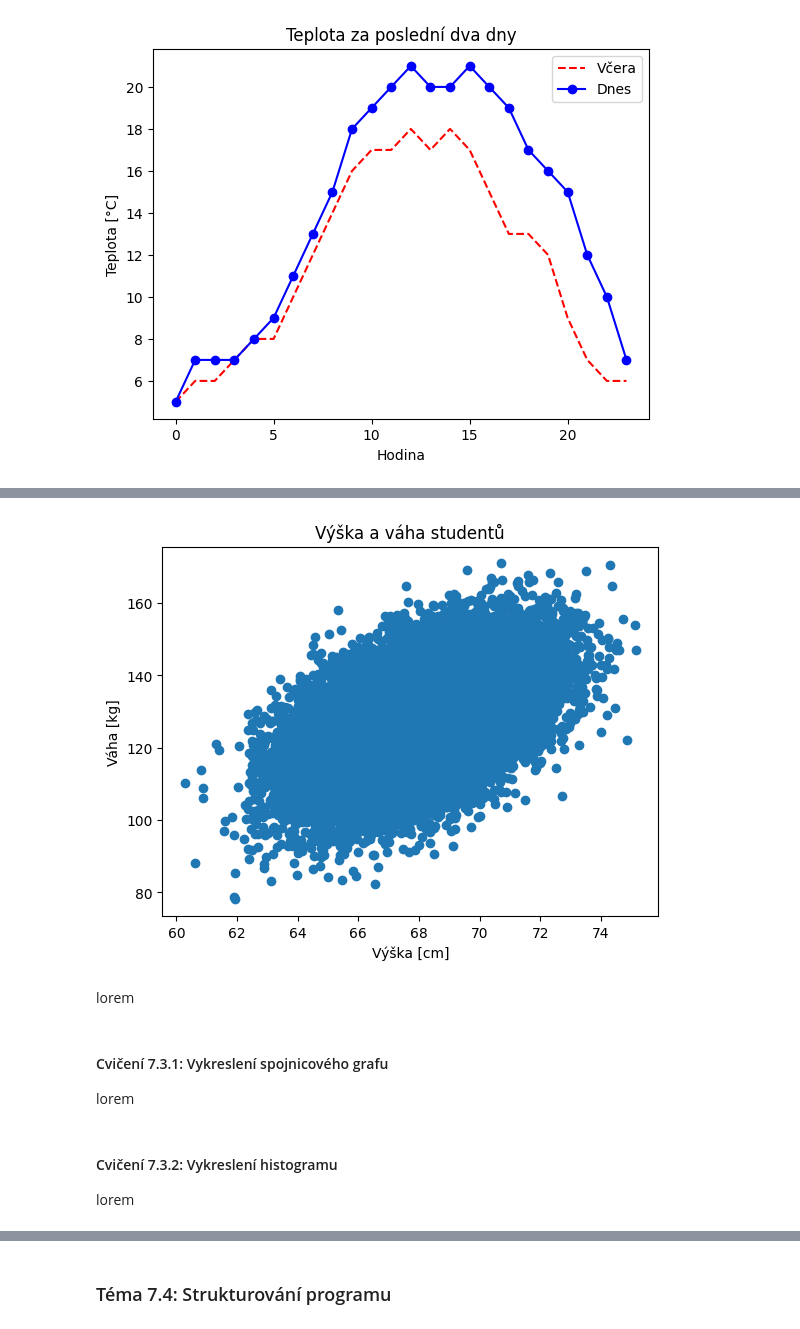
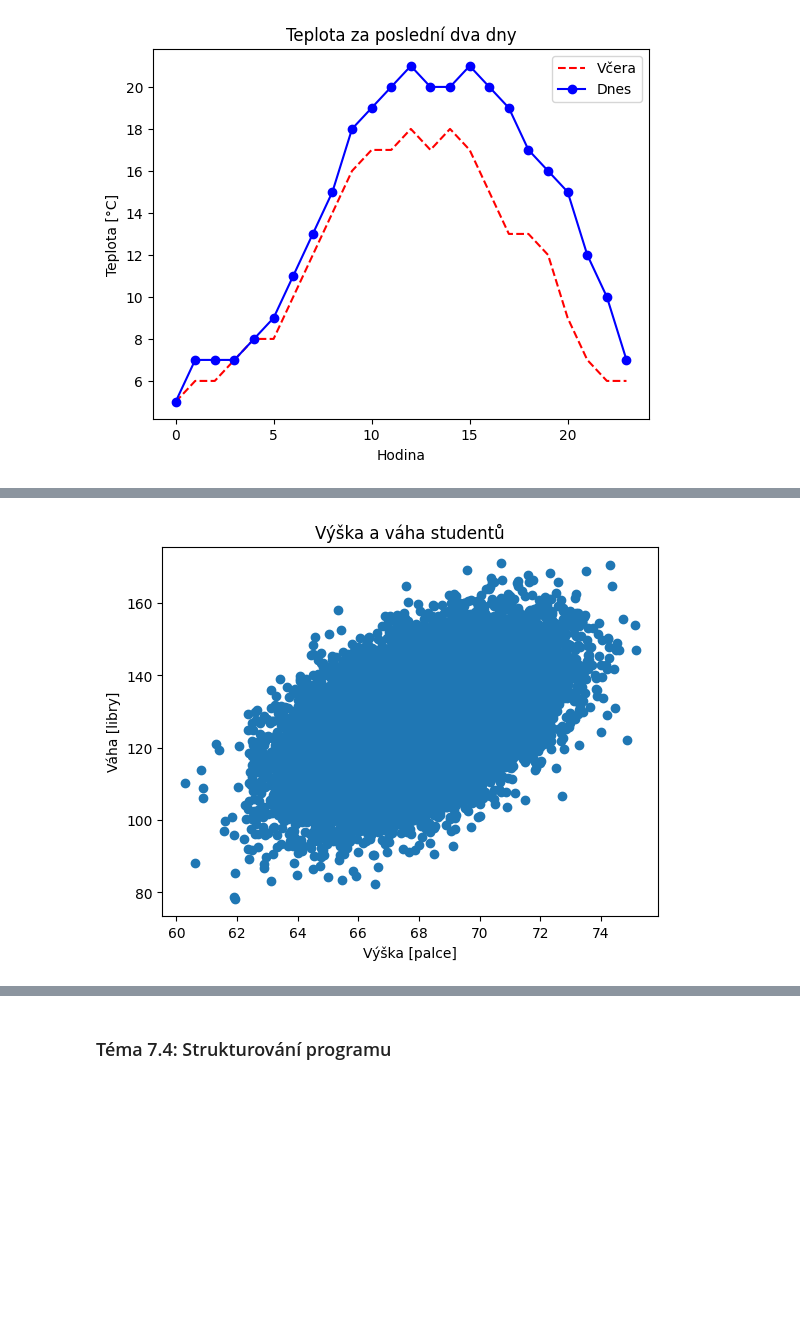
Before and after one commit to pavelberanek91/PPSS, a Jupyter notebook: lekce7.ipynb, the cells around one changed output, grey strips where cells are left out. Cells and saved outputs as stored; diff of their text form; code cells hidden in the pictures; blank space fills up the shorter version.

Commit message:
vykresleni grafu

```diff
--- a/lekce7.ipynb
+++ b/lekce7.ipynb
@@ -302,31 +305,21 @@ Matplotlib má spousty dalších předpřipravených grafů, které můžete vyu
 # %%
 with open("vyska_vaha.csv", "r") as soubor:
     text = soubor.read()
 
 vyska = []
 vaha = []
 
 for iradek, radek in enumerate(text.split("\n")):
     if iradek == 0:
         continue
     rozdeleny_radek = radek.split(",")
     vyska.append(float(rozdeleny_radek[1]))
     vaha.append(float(rozdeleny_radek[2]))
 
 plt.title("Výška a váha studentů") #nadpis grafu
-plt.xlabel("Výška [cm]") #popisek osy x
-plt.ylabel("Váha [kg]") #popisek osy y
+plt.xlabel("Výška [palce]") #popisek osy x
+plt.ylabel("Váha [libry]") #popisek osy y
 plt.scatter(vyska, vaha) #vykresleni grafu
 plt.show() #zobrazeni grafu
 # %% [output]
-[figure, old version]
+[figure, new version]
-# %% [markdown]
-lorem
-# %% [markdown]
-#### Cvičení 7.3.1: Vykreslení spojnicového grafu
-
-lorem
-# %% [markdown]
-#### Cvičení 7.3.2: Vykreslení histogramu
-
-lorem
```
Also changed, not shown: parts of 8 cells of this notebook.
